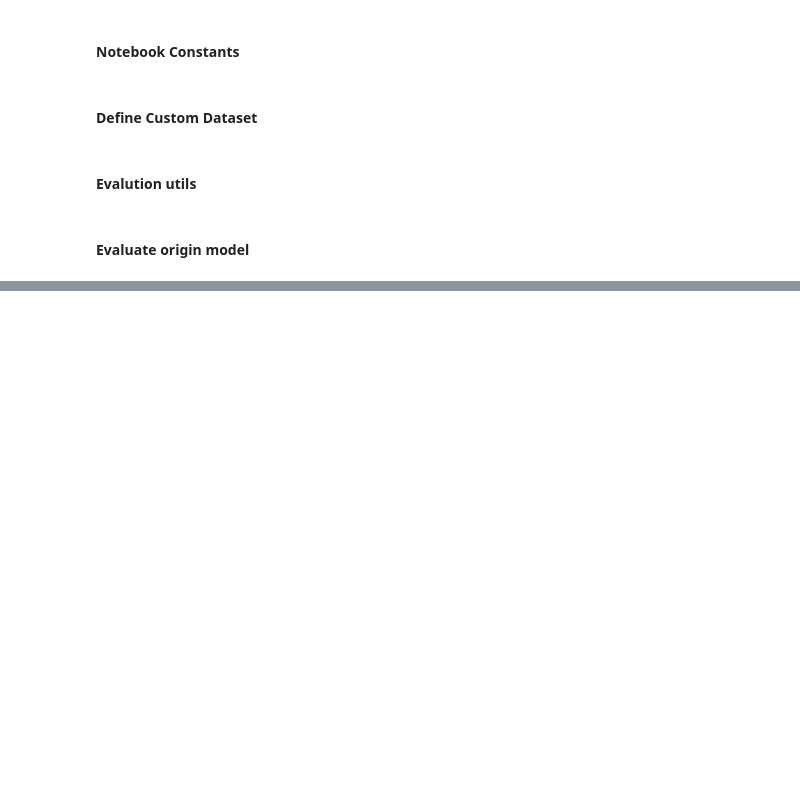
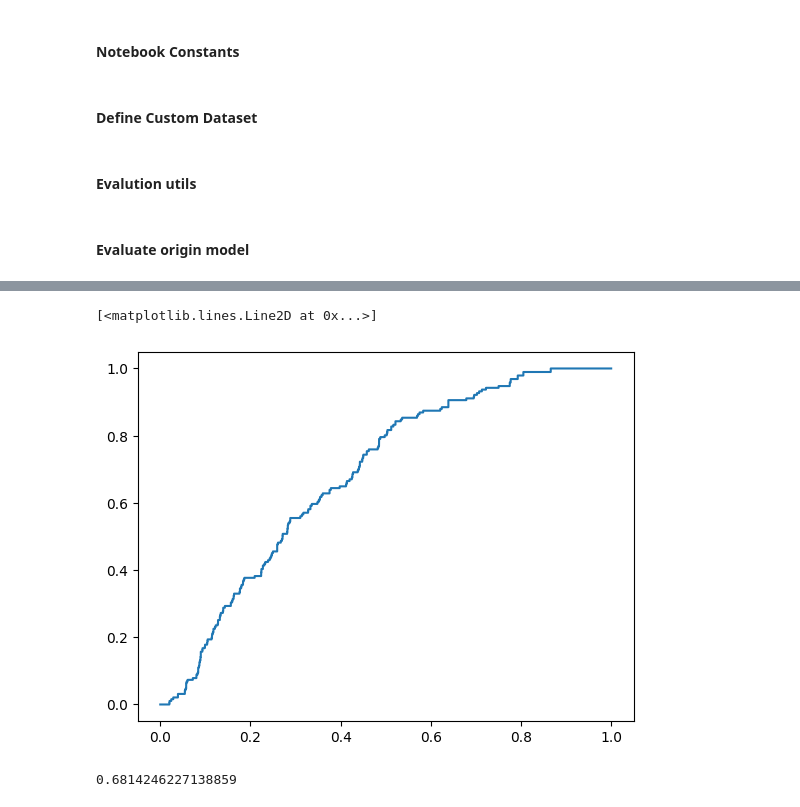
Before and after one commit to alexey-zhavoronkin/MachineUnlearningBenchMarks, a Jupyter notebook: 01_MUFAC/notebooks/03_unleaning.ipynb, the cells around one changed output, grey strips where cells are left out. Drawn from its saved outputs; the diff is of its cells as text; code cells hidden in the pictures; blank space fills up the shorter version.

Commit message:
add unlearning evaluation

```diff
--- a/01_MUFAC/notebooks/03_unleaning.ipynb
+++ b/01_MUFAC/notebooks/03_unleaning.ipynb
@@ -42,8 +42,8 @@ stty: stdin isn't a terminal
 # %%
 RANDOM_STATE = 42
 BATCH_SIZE = 64
-NUM_WORKERS = 0
-DEVICE = 'mps'
+NUM_WORKERS = 8
+DEVICE = 'cuda'
 # %%
 def set_random_seed(seed=42):
     torch.manual_seed(seed)
@@ -93,6 +93,7 @@ class CustomDataset(Dataset):
 # %%
 def downstream_task_performance(model, dataloader):
     model.eval()
+    top2_correct = 0
     correct = 0
     total = 0
     with torch.no_grad():
@@ -100,13 +101,18 @@ def downstream_task_performance(model, dataloader):
             inputs, targets = inputs.to(DEVICE), targets.to(DEVICE)
             outputs = model(inputs)
 
-            _, predicted = outputs.max(1)
+
+            _, preds = outputs.max(1)
             total += targets.size(0)
-            correct += predicted.eq(targets).sum().item()
+            correct += preds.eq(targets).sum().item()
 
-            progress_bar(batch_idx, len(dataloader), f'Acc: {100*correct/total:.2f}%%%')
+            # Top-2 accuracy.
+            _, top2_preds = outputs.topk(2, dim=1)
+            top2_correct += top2_preds.eq(targets.view(-1, 1).expand_as(top2_preds)).any(dim=1).sum().item()
 
-    return 100.*correct/total
+            progress_bar(batch_idx, len(dataloader), f'Acc: {100*correct/total:.2f}%%% Top2 Acc: {100*top2_correct/total:.2f}%%%')
+
+    return 100*correct/total, 100*top2_correct/total
 # %%
 from MIA.score import get_logits, lira_offline
 
@@ -121,7 +127,7 @@ def lira(target_net, forget_manifest_filename, retain_manifest_filename):
     forget_dataset = CustomDataset(forget_manifest, PATH_TO_DATA/'images', train_mode=train_mode)
     retain_dataset = CustomDataset(retain_manifest, PATH_TO_DATA/'images', train_mode=train_mode)
     dataset = ConcatDataset([forget_dataset, retain_dataset])
-    dataloader = DataLoader(dataset, batch_size=64, shuffle=False)
+    dataloader = DataLoader(dataset, batch_size=BATCH_SIZE, shuffle=False)
 
     shadow_nets = [load_model(state_dict).to(DEVICE) for state_dict in (PATH_TO_MODELS/'shadow').glob('*/*')]
 
@@ -193,0 +212,6 @@ KeyboardInterrupt:
+# %%
+train_acc, test_acc, mia = evaluate_unlearning(PATH_TO_MODELS/'retrained'/'state_dict.pth')
+
+print(f'train acc: {train_acc[0]:.2f}', f'top2 train acc: {train_acc[1]:.2f}')
+print(f'test acc: {test_acc[0]:.2f}', f'top2 test acc: {test_acc[1]:.2f}')
+print(f'mia: {mia[-1]}')
@@ -193,0 +224,10 @@ KeyboardInterrupt:
+# %%
+plt.plot(mia[0], mia[1])
+# %% [output]
+[<matplotlib.lines.Line2D at 0x...>]
+[figure, added]
+# %%
+from sklearn import metrics
+metrics.auc(mia[0], mia[1])
+# %% [output]
+0.6814246227138859
```
Also changed, not shown: parts of 6 cells of this notebook, 3 other files.
